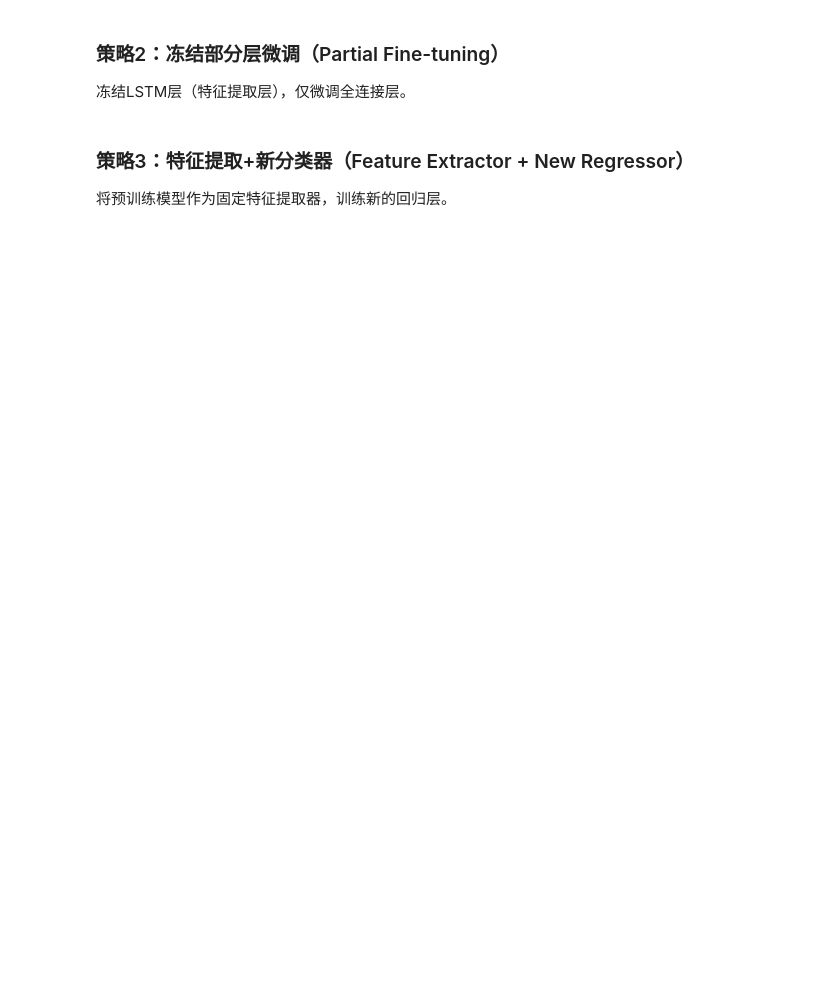
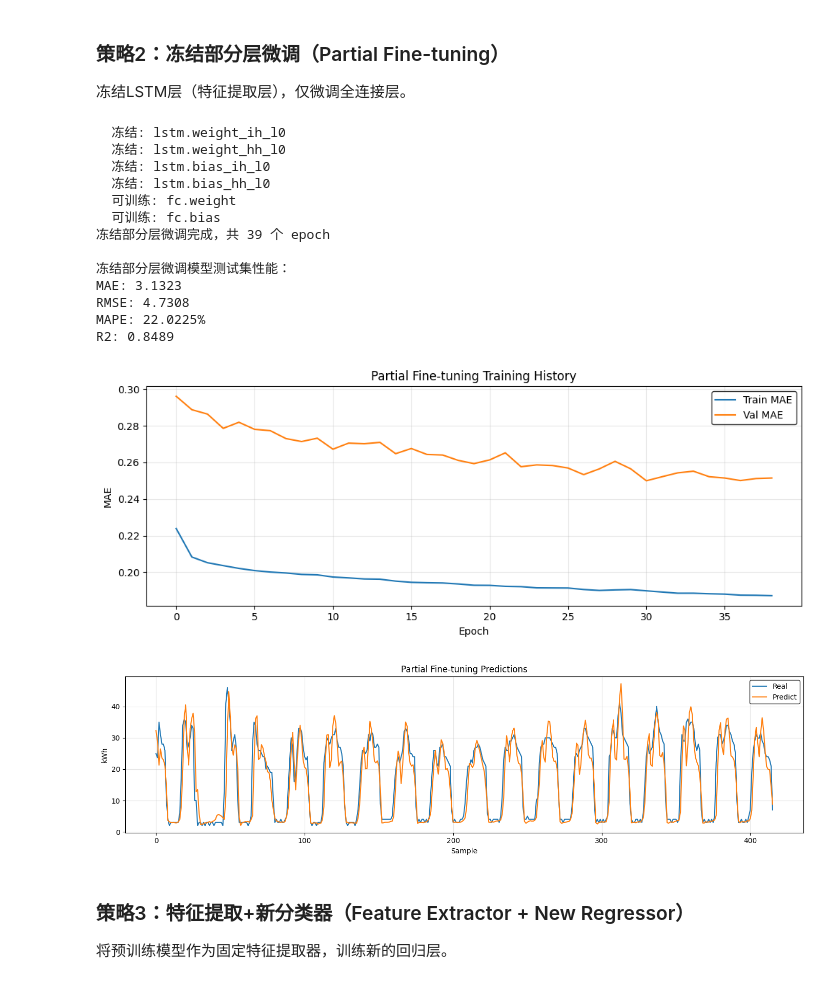
Before and after one commit to HowerL/load_forecasting, a Jupyter notebook: transfer_learning.ipynb, the cells around one changed output. Cells and saved outputs as stored; diff of their text form; code cells hidden in the pictures; blank space fills up the shorter version.

```diff
--- a/transfer_learning.ipynb
+++ b/transfer_learning.ipynb
@@ -299,17 +286,11 @@ plot_predictions(y_target_test, y_pred_ft_full, 'Full Fine-tuning Predictions',
 
 冻结LSTM层（特征提取层），仅微调全连接层。
 # %%
-print("="*60)
-print("策略2: 冻结部分层微调（Partial Fine-tuning）")
-print("="*60)
-
 # 加载预训练模型
 finetuned_partial = LSTMPredictor(input_size=input_size, hidden_size=HIDDEN_SIZE).to(device)
 finetuned_partial.load_state_dict(torch.load(MODEL_DIR / 'pretrained_source.pt', map_location=device))
-print(f"已加载预训练模型: {MODEL_DIR / 'pretrained_source.pt'}")
 
 # 冻结LSTM层，只微调fc层
-print("\n冻结LSTM层，仅微调全连接层：")
 for name, param in finetuned_partial.named_parameters():
     if 'lstm' in name:
         param.requires_grad = False
@@ -320,7 +301,7 @@ for name, param in finetuned_partial.named_parameters():
 # 微调（只微调fc层）
 optimizer_ft_partial = torch.optim.Adam(
     filter(lambda p: p.requires_grad, finetuned_partial.parameters()),
-    lr=1e-3, weight_decay=1e-3
+    lr=1e-3, weight_decay=1e-4
 )
 early_stopping_ft_partial = EarlyStopping(patience=8, restore_best_weights=True)
 lr_scheduler_ft_partial = ReduceLROnPlateau(optimizer_ft_partial, factor=0.5, patience=4, min_lr=1e-6)
@@ -328,34 +309,50 @@ lr_scheduler_ft_partial = ReduceLROnPlateau(optimizer_ft_partial, factor=0.5, pa
 train_losses_ft_partial = []
 val_losses_ft_partial = []
 
-print("\n开始目标域微调（冻结LSTM层）...")
 for epoch in range(EPOCHS):
     train_loss = run_epoch(finetuned_partial, target_train_loader, criterion, device, optimizer_ft_partial)
     val_loss = run_epoch(finetuned_partial, target_val_loader, criterion, device)
 
     train_losses_ft_partial.append(train_loss)
     val_losses_ft_partial.append(val_loss)
 
     lr_scheduler_ft_partial.step(val_loss)
 
     if early_stopping_ft_partial(val_loss, finetuned_partial):
         break
 
 early_stopping_ft_partial.restore(finetuned_partial)
 print(f"冻结部分层微调完成，共 {len(train_losses_ft_partial)} 个 epoch")
+torch.save(finetuned_partial.state_dict(), MODEL_DIR / 'transfer_partial_finetune.pt')
 
 # 在目标域测试集上评估
 y_pred_ft_partial = predict(finetuned_partial, target_test_loader, device)
 metrics_ft_partial = evaluate(y_target_test, y_pred_ft_partial, target_scaler)
 
 print("\n冻结部分层微调模型测试集性能：")
 print(f"MAE: {metrics_ft_partial['MAE']:.4f}")
 print(f"RMSE: {metrics_ft_partial['RMSE']:.4f}")
 print(f"MAPE: {metrics_ft_partial['MAPE']:.4f}%")
 print(f"R2: {metrics_ft_partial['R2']:.4f}")
 
 plot_training_history(train_losses_ft_partial, val_losses_ft_partial, 'Partial Fine-tuning Training History')
 plot_predictions(y_target_test, y_pred_ft_partial, 'Partial Fine-tuning Predictions', target_scaler)
+# %% [output]
+  冻结: lstm.weight_ih_l0
+  冻结: lstm.weight_hh_l0
+  冻结: lstm.bias_ih_l0
+  冻结: lstm.bias_hh_l0
+  可训练: fc.weight
+  可训练: fc.bias
+冻结部分层微调完成，共 39 个 epoch
+
+冻结部分层微调模型测试集性能：
+MAE: 3.1323
+RMSE: 4.7308
+MAPE: 22.0225%
+R2: 0.8489
+[figure, added]
+[figure, added]
 # %% [markdown]
 ### 策略3：特征提取+新分类器（Feature Extractor + New Regressor）
 
```
Also changed, not shown: parts of 16 cells of this notebook, 8 other files.
